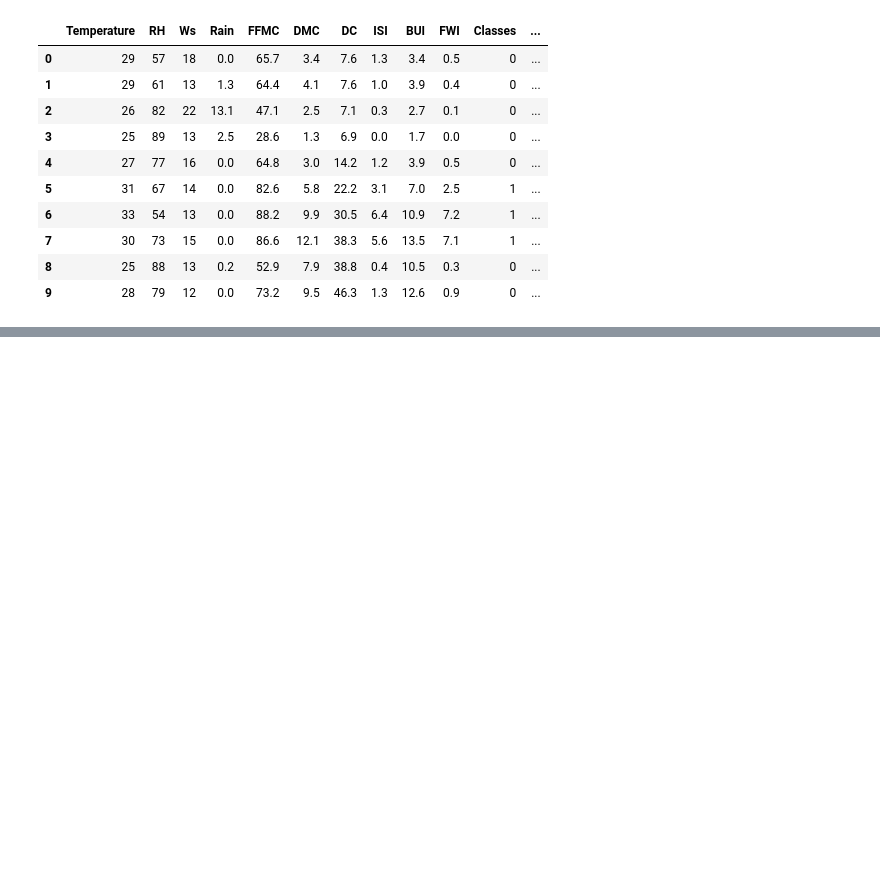
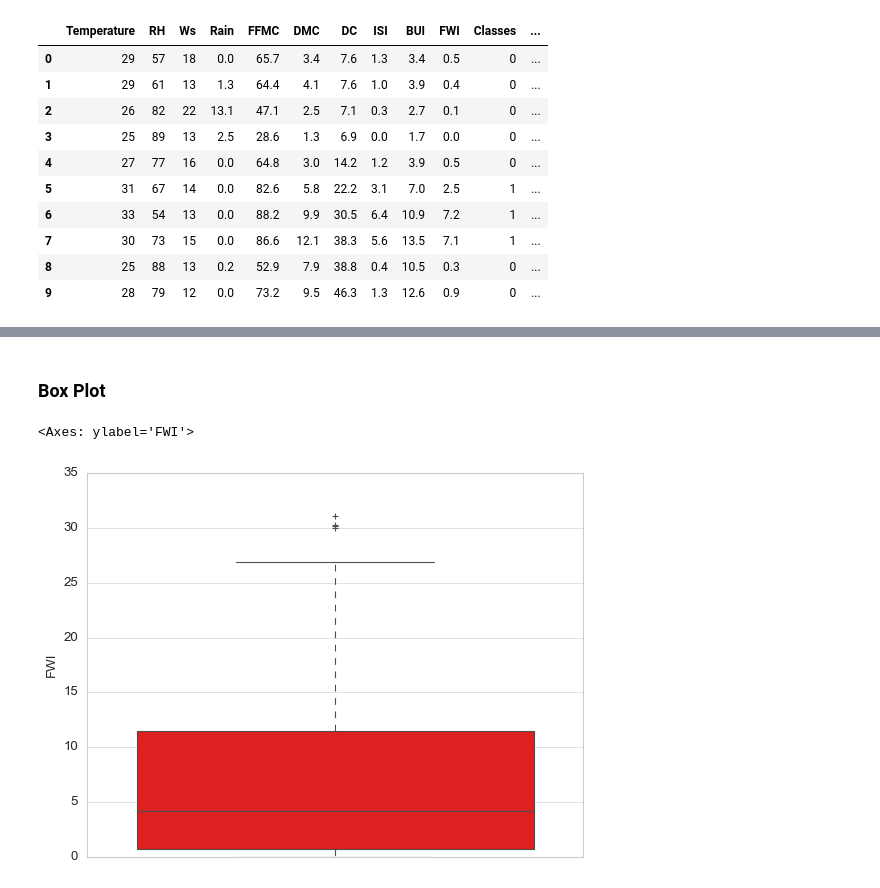
Before and after one commit to ranasuryansh14/Regression-Project, a Jupyter notebook: EDA.ipynb, the cells around one changed output, grey strips where cells are left out. Cells and saved outputs as stored; diff of their text form; code cells hidden in the pictures; blank space fills up the shorter version.

```diff
--- a/EDA.ipynb
+++ b/EDA.ipynb
@@ -369,0 +424,7 @@ df_copy.head(10)
+# %% [markdown]
+### Box Plot
+# %%
+sns.boxplot(df_copy['FWI'],color='red')
+# %% [output]
+<Axes: ylabel='FWI'>
+[figure, added]
```
Also changed, not shown: parts of 19 cells of this notebook, 1 other file.
